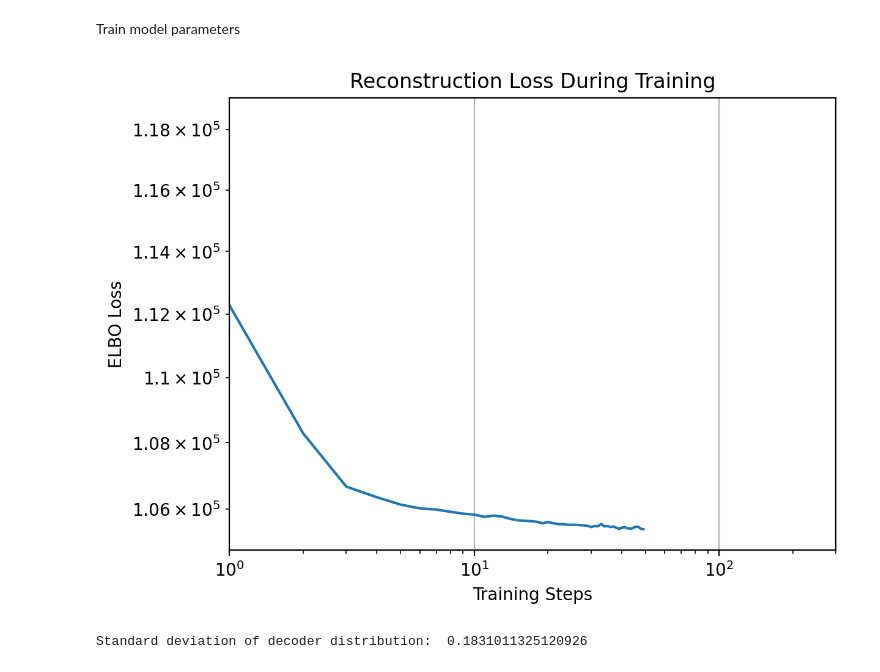
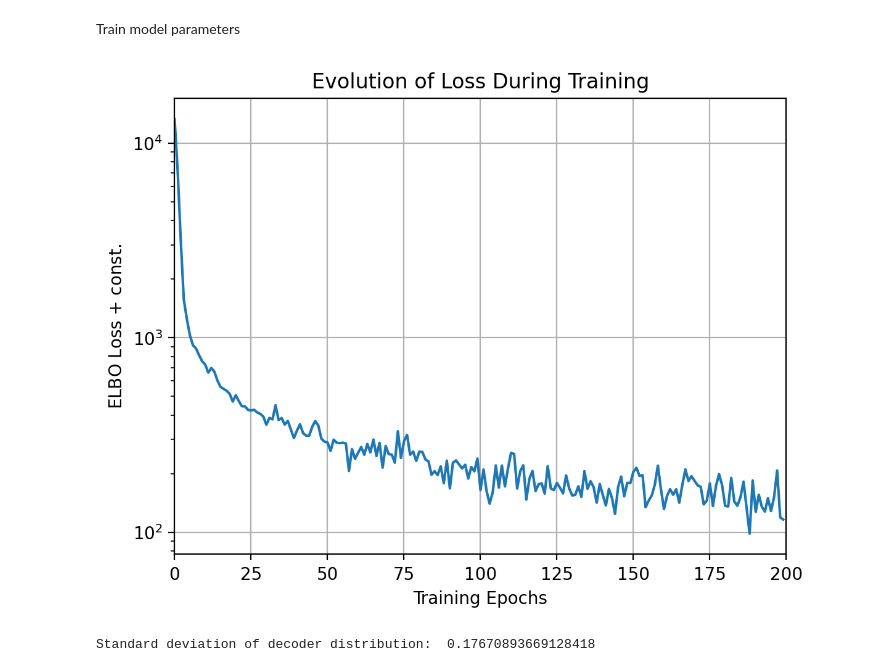
Before and after one commit to Erfan-Mashayekh/MLCMS, a Jupyter notebook: Exercise3/VariationalAutoEncoder/main.ipynb, the cells around one changed output. Saved outputs shown, nothing was run; the diff lists cells and outputs as text; code cells hidden in the pictures.

```diff
--- a/Exercise3/VariationalAutoEncoder/main.ipynb
+++ b/Exercise3/VariationalAutoEncoder/main.ipynb
@@ -105,21 +108,21 @@ def train(autoencoder: VariationalAutoencoder,
 Train model parameters
 # %%
 # torch.autograd.set_detect_anomaly(True)
-autoencoder, loss_history = train(autoencoder, training_data, test_data, epochs=50, loss_history=loss_history)
+autoencoder, loss_history = train(autoencoder, training_data, test_data, epochs=200, loss_history=loss_history)
 # %%
-plt.plot(np.array(loss_history) + 125e3)
+plt.plot(np.array(loss_history) + 199e2)
 plt.yscale("log")
-plt.xlim(1, 3e2)
-plt.xscale("log")
+#plt.xscale("log")
+plt.xlim(0, 200)
 plt.grid(True)
-plt.title("Reconstruction Loss During Training")
-plt.ylabel("ELBO Loss")
-plt.xlabel("Training Steps")
-plt.savefig(FIGURE_PATH + "loss.png")
+plt.title("Evolution of Loss During Training")
+plt.ylabel("ELBO Loss $ + $ const.")
+plt.xlabel("Training Epochs")
+plt.savefig(FIGURE_PATH + "loss.png", bbox_inches='tight')
 plt.show()
 # %% [output]
-[figure, old version]
+[figure, new version]
 # %%
 print("Standard deviation of decoder distribution: ", torch.exp(autoencoder.decoder.log_sigma).item())
 # %% [output]
-Standard deviation of decoder distribution:  0.1831011325120926
+Standard deviation of decoder distribution:  0.17670893669128418
```
Also changed, not shown: parts of 13 cells of this notebook, 2 other files.
